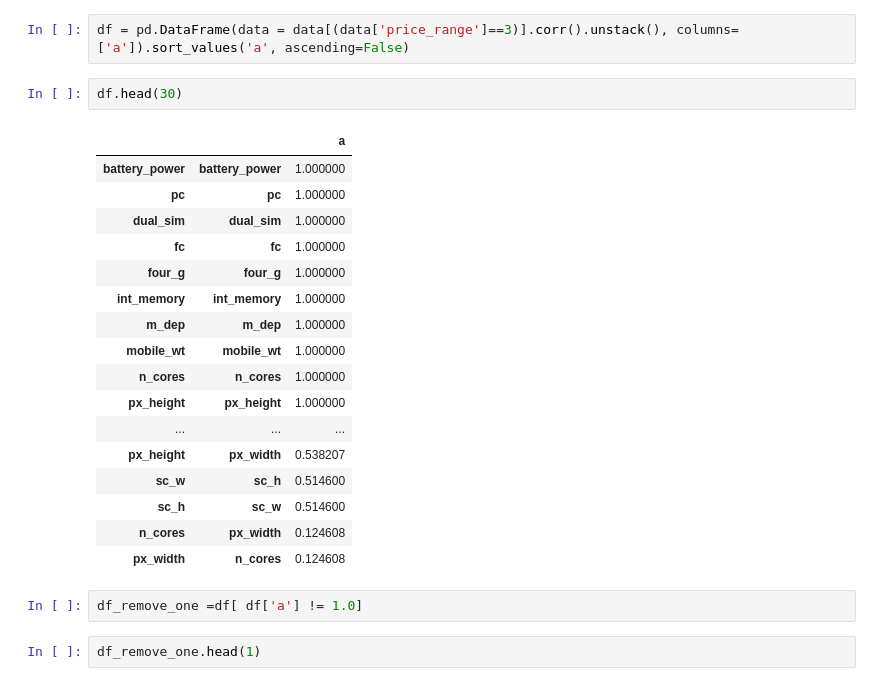
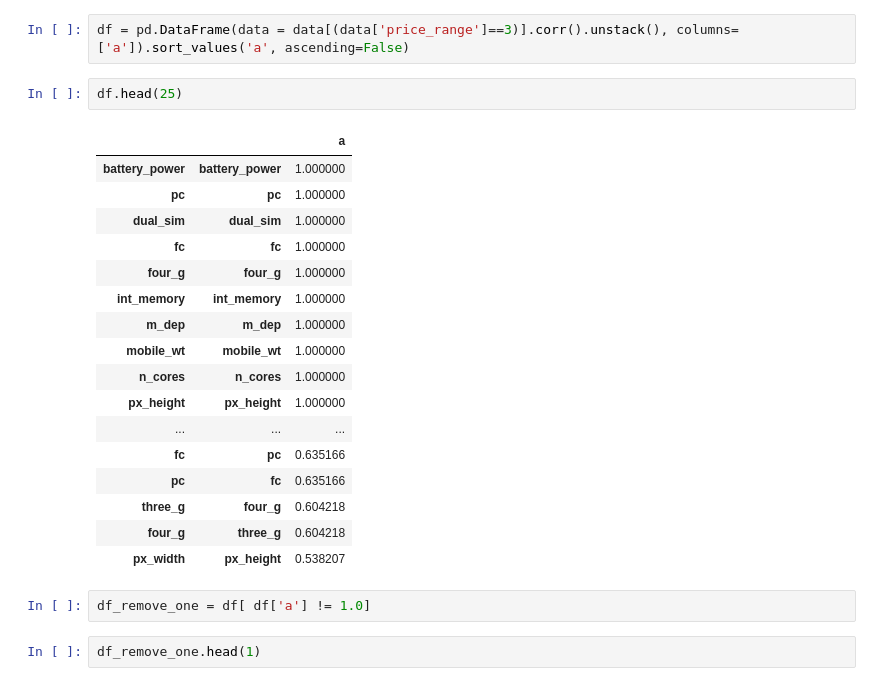
Before and after one commit to holdenkim/YG, a Jupyter notebook: YG_week3.ipynb, the cells around one changed output. Saved outputs shown, nothing was run; the diff lists cells and outputs as text.

```diff
--- a/YG_week3.ipynb
+++ b/YG_week3.ipynb
@@ -152,27 +180,27 @@ Length: 441, dtype: float64
 # %%
 df = pd.DataFrame(data = data[(data['price_range']==3)].corr().unstack(), columns=['a']).sort_values('a', ascending=False)
 # %%
-df.head(30)
+df.head(25)
 # %% [output]
 |  |  | a |
 | battery_power | battery_power | 1.000000 |
 | pc | pc | 1.000000 |
 | dual_sim | dual_sim | 1.000000 |
 | fc | fc | 1.000000 |
 | four_g | four_g | 1.000000 |
 | int_memory | int_memory | 1.000000 |
 | m_dep | m_dep | 1.000000 |
 | mobile_wt | mobile_wt | 1.000000 |
 | n_cores | n_cores | 1.000000 |
 | px_height | px_height | 1.000000 |
 | ... | ... | ... |
-| px_height | px_width | 0.538207 |
-| sc_w | sc_h | 0.514600 |
-| sc_h | sc_w | 0.514600 |
-| n_cores | px_width | 0.124608 |
-| px_width | n_cores | 0.124608 |
+| fc | pc | 0.635166 |
+| pc | fc | 0.635166 |
+| three_g | four_g | 0.604218 |
+| four_g | three_g | 0.604218 |
+| px_width | px_height | 0.538207 |
 # %%
-df_remove_one =df[ df['a'] != 1.0]
+df_remove_one = df[ df['a'] != 1.0]
 # %%
 df_remove_one.head(1)
 # %% [output]
```
Also changed, not shown: parts of 20 cells of this notebook.
